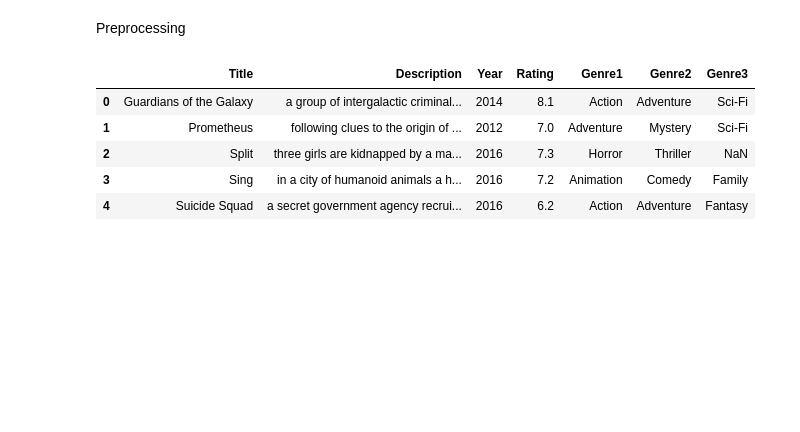
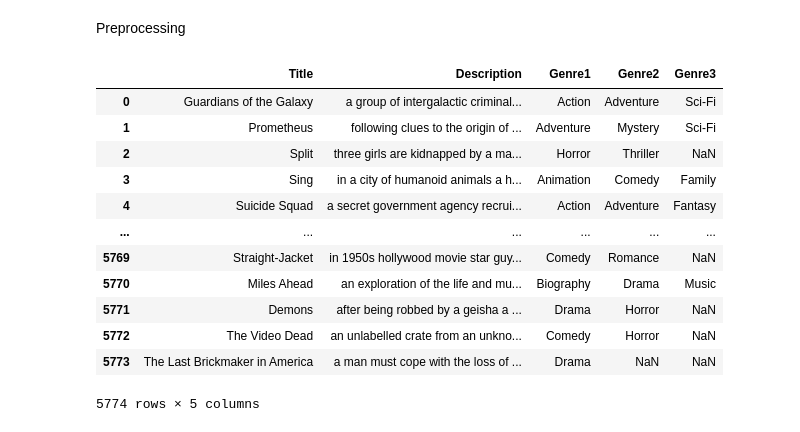
Before and after one commit to kemalhiero/tb_apm, a Jupyter notebook: app.ipynb, the cells around one changed output. Saved outputs shown, nothing was run; the diff lists cells and outputs as text; code cells hidden in the pictures; blank space fills up the shorter version.

```diff
--- a/app.ipynb
+++ b/app.ipynb
@@ -153,31 +204,34 @@ Preprocessing
 # %%
 # import library untuk preprocessing
 import pandas as pd
 import re
 
 # preprocessing description
 
 df = pd.read_csv('data/data_film.csv')
 # df['Genre'] = df['Genre'].apply(lambda x: x.split(', '))
 
 # Lowercase all text
 df['Description'] = df['Description'].apply(lambda x: x.lower())
 
 # Remove punctuations and special characters
 df['Description'] = df['Description'].apply(lambda x: re.sub('[^a-zA-Z0-9\s]', '', x))
 
-# hapus atribut yang tidak relevan
-# att_tdk_relevan = ['Rank', 'Director', 'Actors', 'Runtime (Minutes)', 'Revenue (Millions)', 'Metascore', 'Votes' ]
-# df = df.drop(att_tdk_relevan, axis=1)
-
-df.head()
+df
 # %% [output]
-|  | Title | Description | Year | Rating | Genre1 | Genre2 | Genre3 |
-| 0 | Guardians of the Galaxy | a group of intergalactic criminal... | 2014 | 8.1 | Action | Adventure | Sci-Fi |
-| 1 | Prometheus | following clues to the origin of ... | 2012 | 7.0 | Adventure | Mystery | Sci-Fi |
-| 2 | Split | three girls are kidnapped by a ma... | 2016 | 7.3 | Horror | Thriller | NaN |
-| 3 | Sing | in a city of humanoid animals a h... | 2016 | 7.2 | Animation | Comedy | Family |
-| 4 | Suicide Squad | a secret government agency recrui... | 2016 | 6.2 | Action | Adventure | Fantasy |
+|  | Title | Description | Genre1 | Genre2 | Genre3 |
+| 0 | Guardians of the Galaxy | a group of intergalactic criminal... | Action | Adventure | Sci-Fi |
+| 1 | Prometheus | following clues to the origin of ... | Adventure | Mystery | Sci-Fi |
+| 2 | Split | three girls are kidnapped by a ma... | Horror | Thriller | NaN |
+| 3 | Sing | in a city of humanoid animals a h... | Animation | Comedy | Family |
+| 4 | Suicide Squad | a secret government agency recrui... | Action | Adventure | Fantasy |
+| ... | ... | ... | ... | ... | ... |
+| 5769 | Straight-Jacket | in 1950s hollywood movie star guy... | Comedy | Romance | NaN |
+| 5770 | Miles Ahead | an exploration of the life and mu... | Biography | Drama | Music |
+| 5771 | Demons | after being robbed by a geisha a ... | Drama | Horror | NaN |
+| 5772 | The Video Dead | an unlabelled crate from an unkno... | Comedy | Horror | NaN |
+| 5773 | The Last Brickmaker in America | a man must cope with the loss of ... | Drama | NaN | NaN |
+5774 rows × 5 columns
 # %%
 # import nltk
 # nltk.download('stopwords')
```
Also changed, not shown: parts of 19 cells of this notebook, 10 other files.
